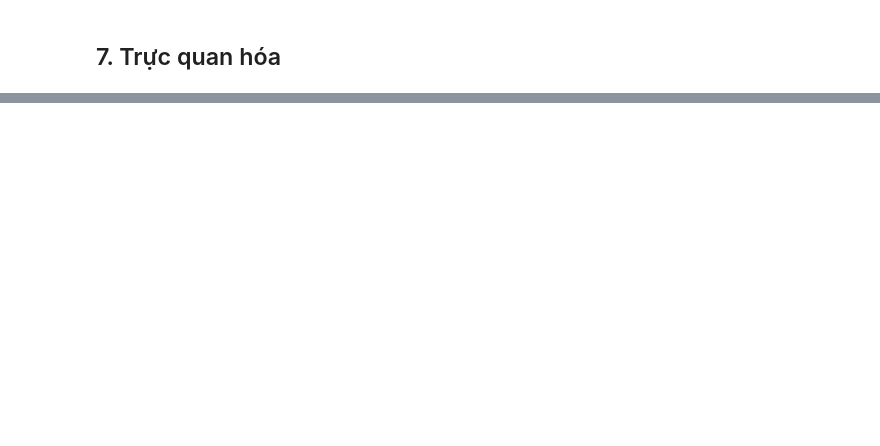
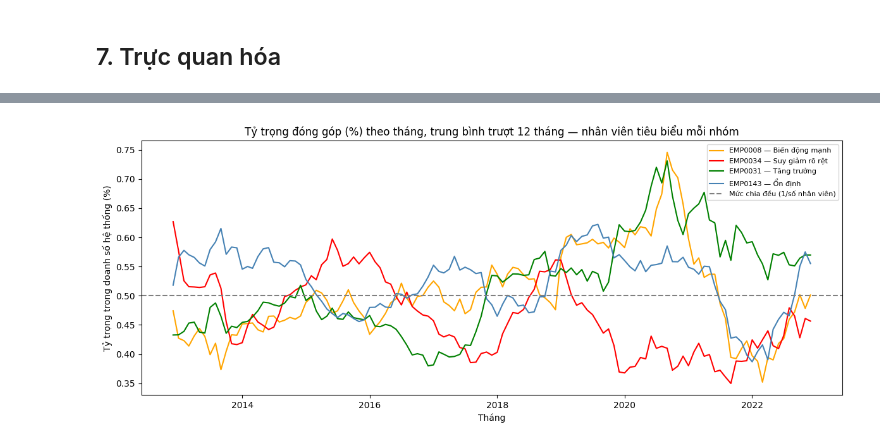
Before and after one commit to thanks-hin/DAAI_N1.4, a Jupyter notebook: problem_statements/code/PS3_SalesStability.ipynb, the cells around one changed output, grey strips where cells are left out. Drawn from its saved outputs; the diff is of its cells as text; code cells hidden in the pictures; blank space fills up the shorter version.

```diff
--- a/problem_statements/code/PS3_SalesStability.ipynb
+++ b/problem_statements/code/PS3_SalesStability.ipynb
@@ -282,3 +324,28 @@ plt.show()
+# %%
+# Tỷ trọng đóng góp theo tháng (làm mượt 12 tháng) của nhân viên tiêu biểu mỗi nhóm
+# (tiêu biểu = nhân viên có |xu hướng tỷ trọng| lớn nhất trong nhóm Tăng trưởng/Suy giảm; CV cao nhất trong nhóm Biến động mạnh; gần trung vị trong nhóm Ổn định)
+picks = {}
+for name, grp in stability.groupby("phan_loai_on_dinh"):
+    if name in ("Tăng trưởng", "Suy giảm rõ rệt"):
+        picks[name] = grp.loc[grp["xu_huong_ty_trong_%_thang"].abs().idxmax(), "sales_employee_id"]
+    elif name == "Biến động mạnh":
+        picks[name] = grp.loc[grp["cv_ty_trong"].idxmax(), "sales_employee_id"]
+    else:
+        picks[name] = grp.loc[(grp["cv_ty_trong"] - grp["cv_ty_trong"].median()).abs().idxmin(), "sales_employee_id"]
+
+fig, ax = plt.subplots(figsize=(12, 5))
+for name, emp_id in picks.items():
+    s = monthly_metric[monthly_metric["sales_employee_id"] == emp_id].set_index("order_month")["ty_trong"] * 100
+    ax.plot(s.index, s.rolling(12, min_periods=6).mean(), label=f"{emp_id} — {name}", color=colors[name])
+ax.axhline(100 / stability.shape[0], color="gray", linestyle="--", label="Mức chia đều (1/số nhân viên)")
+ax.set_title("Tỷ trọng đóng góp (%) theo tháng, trung bình trượt 12 tháng — nhân viên tiêu biểu mỗi nhóm")
+ax.set_xlabel("Tháng")
+ax.set_ylabel("Tỷ trọng trong doanh số hệ thống (%)")
+ax.legend(fontsize=8)
+plt.tight_layout()
+plt.show()
+# %% [output]
+[figure, added]
 # %%
 # Số lượng nhân viên theo từng nhóm phân loại ổn định
 counts = stability["phan_loai_on_dinh"].value_counts()
```
Also changed, not shown: parts of 24 cells of this notebook, 7 other files.
